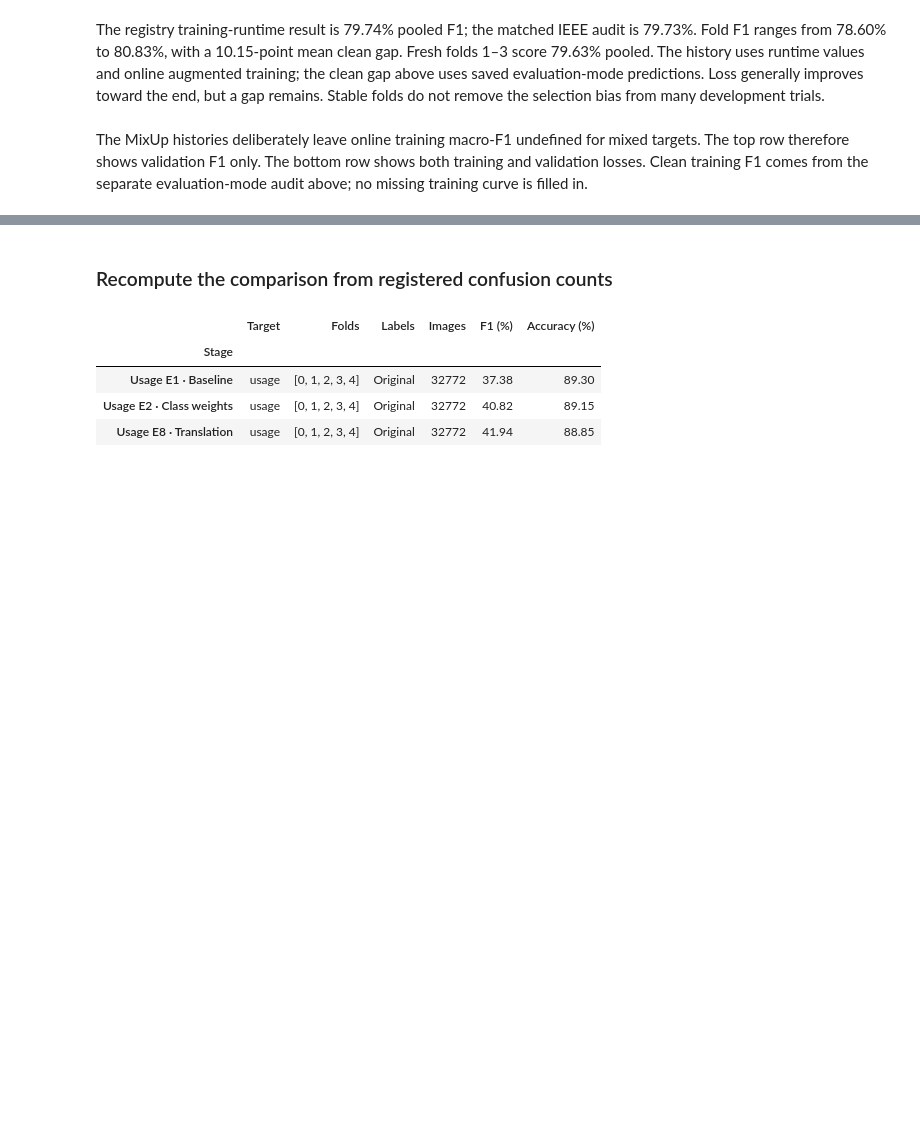
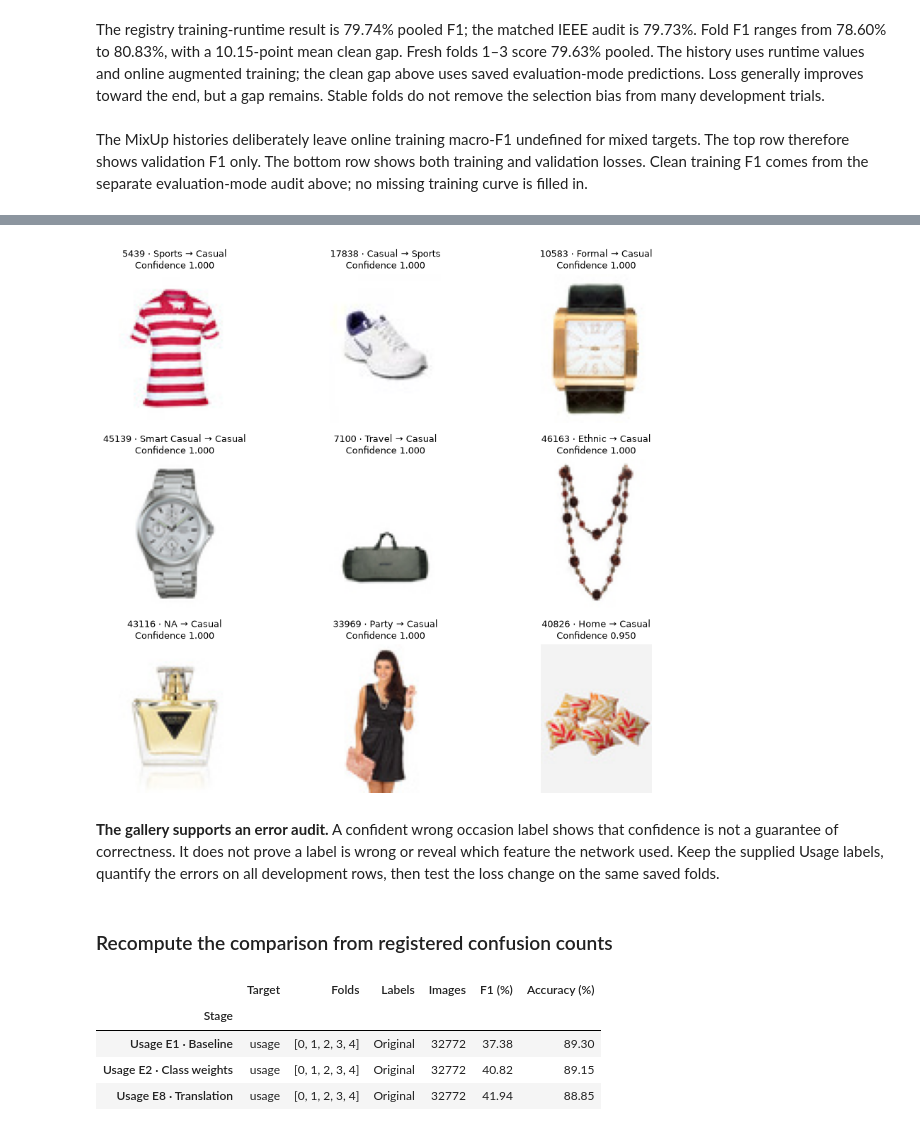
Before and after one commit to TrnLin/MLA2, a Jupyter notebook: notebooks/04_task3_gender_usage.ipynb, the cells around one changed output, grey strips where cells are left out. Cells and saved outputs as stored; diff of their text form; code cells hidden in the pictures; blank space fills up the shorter version.

```diff
--- a/notebooks/04_task3_gender_usage.ipynb
+++ b/notebooks/04_task3_gender_usage.ipynb
@@ -1128,3 +1426,29 @@ the direction of the investigation; other tuning runs are linked rather than eac
+# %%
+usage_errors = pd.concat([pd.read_csv(
+    TASK3_EVIDENCE_ROOT/'baseline/usage'/run_id/'oof_predictions.csv',
+    keep_default_na=False) for run_id in evidence_lock['stages']['usage1']['run_ids']])
+usage_errors = usage_errors.loc[usage_errors.true_label.ne(usage_errors.predicted_label)]
+usage_examples = usage_errors.sort_values(
+    ['confidence', 'id'], ascending=[False, True]).drop_duplicates('true_label')
+fig, axes = plt.subplots(3, 3, figsize=(10, 8))
+for ax in axes.flat:
+    ax.axis('off')
+for ax, row in zip(axes.flat, usage_examples.itertuples()):
+    assert row.id in set(usage_development.id)
+    with Image.open(REPO_DIR/row.path) as product:
+        ax.imshow(product.convert('RGB'))
+    ax.set_title(f'{row.id} · {row.true_label} → {row.predicted_label}\n'
+                 f'Confidence {row.confidence:.3f}', fontsize=9)
+fig.tight_layout()
+fig.savefig(FIGURES/'usage_baseline_errors.png', dpi=150, bbox_inches='tight')
+plt.show()
+# %% [output]
+[figure, added]
+# %% [markdown]
+**The gallery supports an error audit.** A confident wrong occasion label shows that confidence
+is not a guarantee of correctness. It does not prove a label is wrong or reveal which feature
+the network used. Keep the supplied Usage labels, quantify the errors on all development rows,
+then test the loss change on the same saved folds.
 # %% [markdown]
 ### Recompute the comparison from registered confusion counts
 # %%
```
Also changed, not shown: parts of 84 cells of this notebook.
